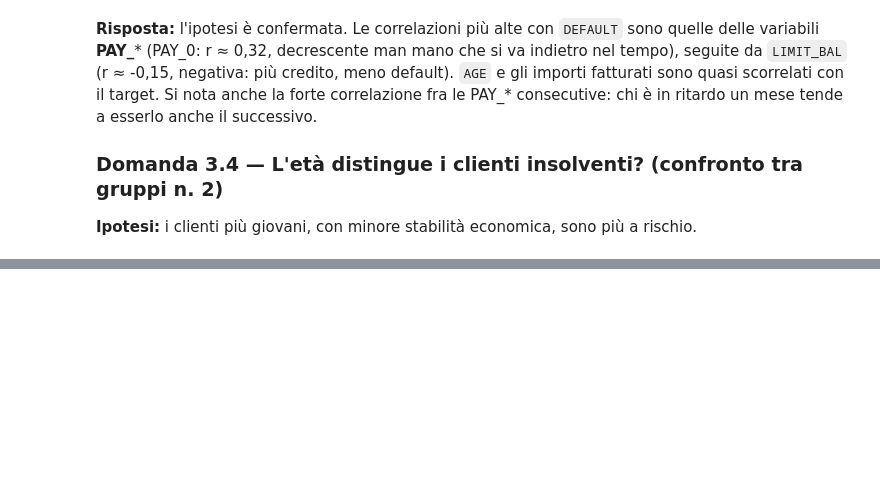
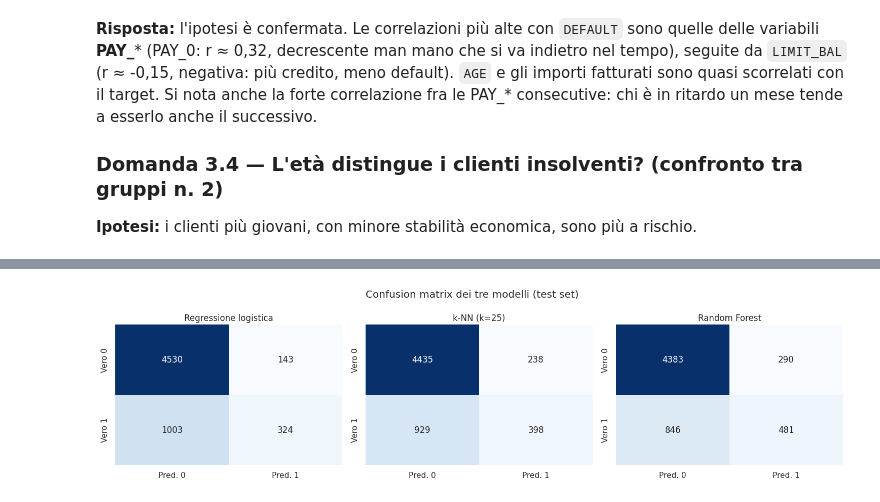
Before and after one commit to etooooooooo/Gruppo-1--Data-Science, a Jupyter notebook: analisi_credit_default.ipynb, the cells around one changed output, grey strips where cells are left out. Drawn from its saved outputs; the diff is of its cells as text; code cells hidden in the pictures; blank space fills up the shorter version.

```diff
--- a/analisi_credit_default.ipynb
+++ b/analisi_credit_default.ipynb
@@ -310,0 +410,5 @@ print(tasso_eta.round(3))
+# %%
+for nome, pred in predizioni.items():
+    print("=" * 60)
+    print(nome)
+    print(classification_report(y_test, pred, target_names=["Non insolvente", "Insolvente"]))
@@ -310,0 +471,12 @@ print(tasso_eta.round(3))
+# %%
+modelli1= {
+    "Regressione logistica": LogisticRegression(max_iter=2000, random_state=RANDOM_STATE),
+    "k-NN (k=25)": KNeighborsClassifier(n_neighbors=25),
+    "Random Forest": RandomForestClassifier(n_estimators=200, random_state=RANDOM_STATE),
+}
+
+predizioni1 = {}
+for nome, modello in modelli1.items():
+    modello.fit(X_train_s1, y_train1)
+    predizioni1[nome] = modello.predict(X_test_s1)
+    print(f"{nome}: addestrato.")
@@ -310,0 +489,6 @@ print(tasso_eta.round(3))
+# %%
+for k in [5, 15, 25, 51]:
+    knn = KNeighborsClassifier(n_neighbors=k).fit(X_train_s1, y_train1)
+    pred1 = knn.predict(X_test_s1)
+    print(f"k={k:3d} -> accuracy={accuracy_score(y_test, pred):.3f}, "
+          f"f1 classe 1={f1_score(y_test1, pred1):.3f}")
@@ -310,0 +504,23 @@ print(tasso_eta.round(3))
+# %%
+fig, axes = plt.subplots(1, 3, figsize=(15, 4))
+risultati1 = []
+
+for ax, (nome, pred1) in zip(axes, predizioni1.items()):
+    cm = confusion_matrix(y_test1, pred1)
+    sns.heatmap(cm, annot=True, fmt="d", cmap="Blues", cbar=False, ax=ax,
+                xticklabels=["Pred. 0", "Pred. 1"], yticklabels=["Vero 0", "Vero 1"])
+    ax.set_title(nome)
+    risultati1.append({
+        "Modello": nome,
+        "Accuracy": accuracy_score(y_test1, pred1),
+        "Precision (cl. 1)": precision_score(y_test1, pred1),
+        "Recall (cl. 1)": recall_score(y_test1, pred1),
+        "F1 (cl. 1)": f1_score(y_test1, pred1),
+    })
+
+plt.suptitle("Confusion matrix dei tre modelli (test set)")
+plt.tight_layout()
+#plt.savefig("../figures/confusion_matrices.png", dpi=150)
+plt.show()
+# %% [output]
+[figure, added]
```
Also changed, not shown: parts of 34 cells of this notebook.
